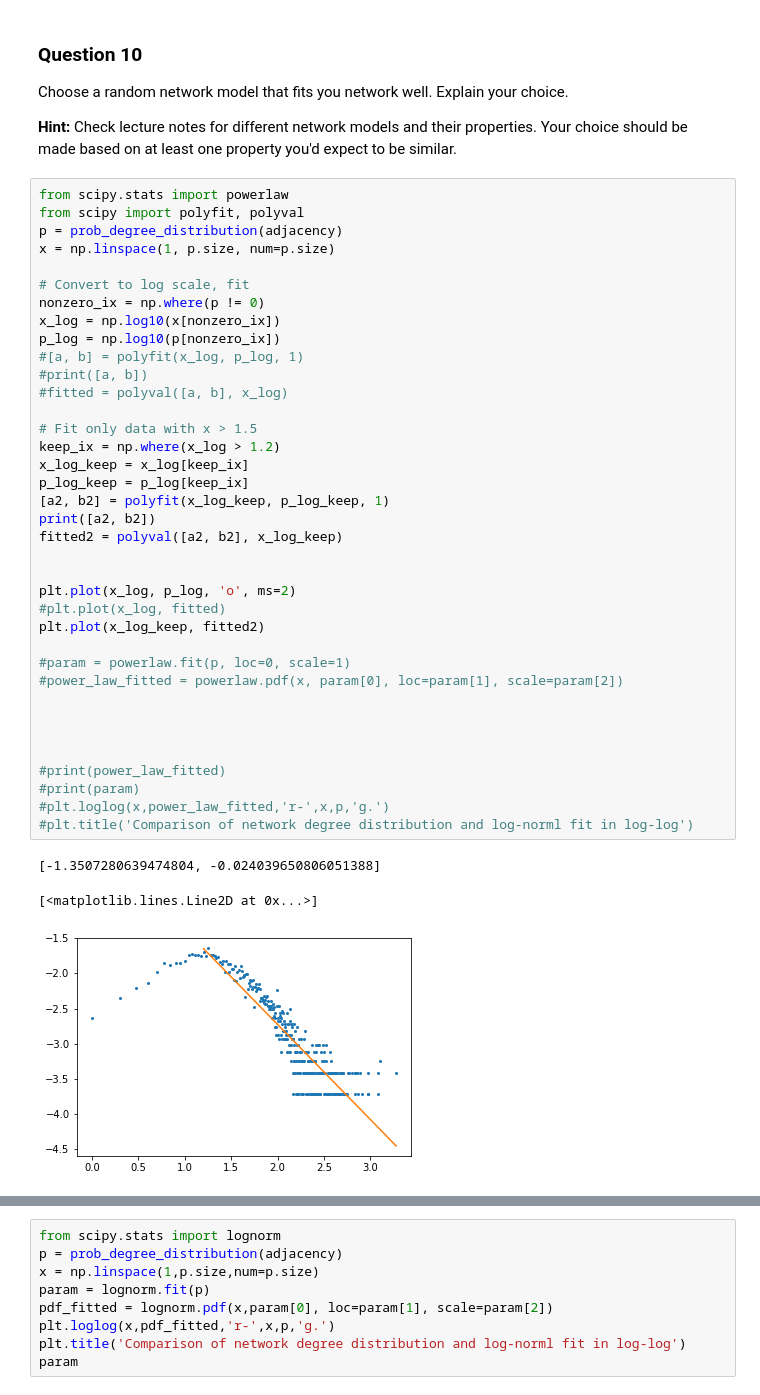
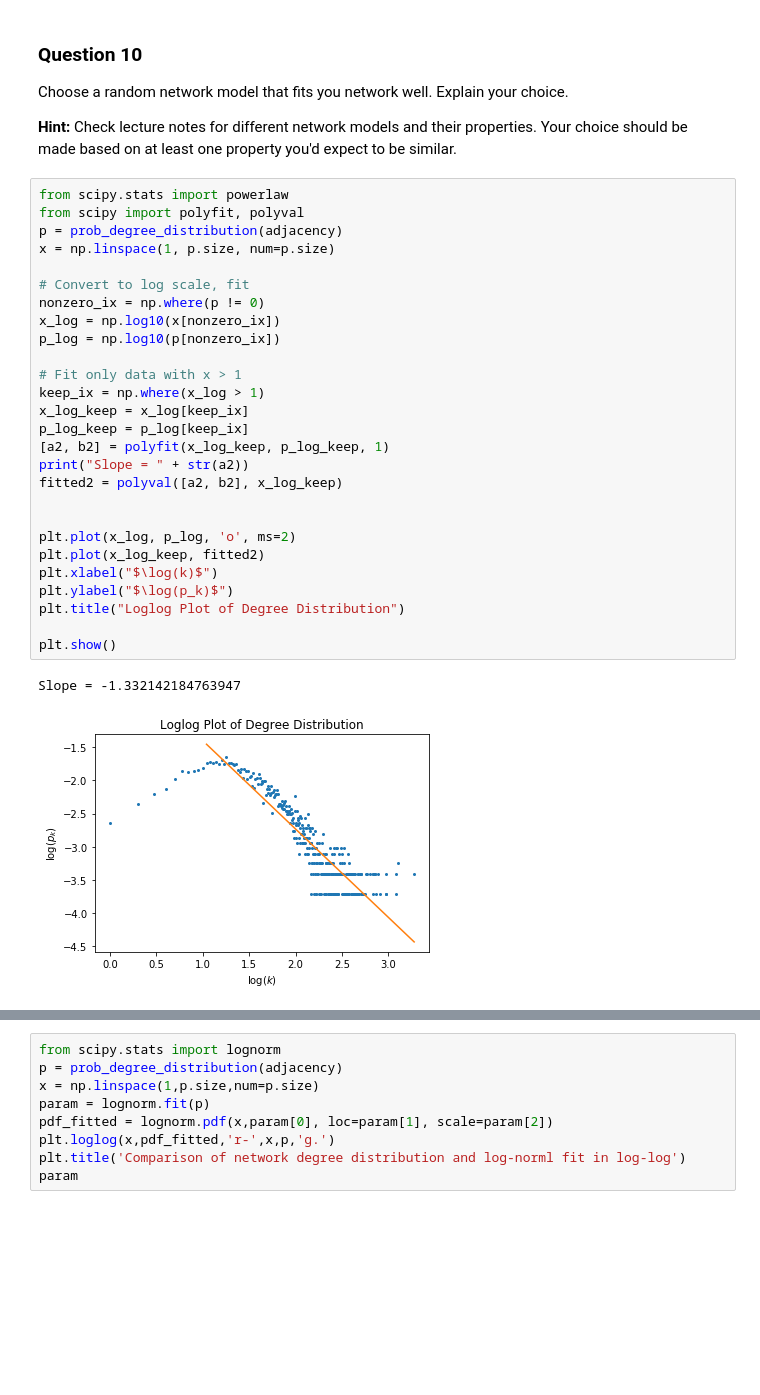
Before and after one commit to mattminder/ntds_24, a Jupyter notebook: Milestone_2/2_network_models.ipynb, the cells around one changed output, grey strips where cells are left out. Saved outputs shown, nothing was run; the diff lists cells and outputs as text; blank space fills up the shorter version.

```diff
--- a/Milestone_2/2_network_models.ipynb
+++ b/Milestone_2/2_network_models.ipynb
@@ -408,41 +408,30 @@ Choose a random network model that fits you network well. Explain your choice.
 # %%
 from scipy.stats import powerlaw
 from scipy import polyfit, polyval
 p = prob_degree_distribution(adjacency)
 x = np.linspace(1, p.size, num=p.size)
 
 # Convert to log scale, fit
 nonzero_ix = np.where(p != 0)
 x_log = np.log10(x[nonzero_ix])
 p_log = np.log10(p[nonzero_ix])
-#[a, b] = polyfit(x_log, p_log, 1)
-#print([a, b])
-#fitted = polyval([a, b], x_log)
 
-# Fit only data with x > 1.5
-keep_ix = np.where(x_log > 1.2)
+# Fit only data with x > 1
+keep_ix = np.where(x_log > 1)
 x_log_keep = x_log[keep_ix]
 p_log_keep = p_log[keep_ix]
 [a2, b2] = polyfit(x_log_keep, p_log_keep, 1)
-print([a2, b2])
+print("Slope = " + str(a2))
 fitted2 = polyval([a2, b2], x_log_keep)
 
 
 plt.plot(x_log, p_log, 'o', ms=2)
-#plt.plot(x_log, fitted)
 plt.plot(x_log_keep, fitted2)
+plt.xlabel("$\log(k)$")
+plt.ylabel("$\log(p_k)$")
+plt.title("Loglog Plot of Degree Distribution")
 
-#param = powerlaw.fit(p, loc=0, scale=1)
-#power_law_fitted = powerlaw.pdf(x, param[0], loc=param[1], scale=param[2])
-
-
-
-
-#print(power_law_fitted)
-#print(param)
-#plt.loglog(x,power_law_fitted,'r-',x,p,'g.')
-#plt.title('Comparison of network degree distribution and log-norml fit in log-log')
+plt.show()
 # %% [output]
-[-1.3507280639474804, -0.024039650806051388]
+Slope = -1.332142184763947
-[<matplotlib.lines.Line2D at 0x...>]
-[figure, old version]
+[figure, new version]
```
Also changed, not shown: parts of 8 cells of this notebook.
